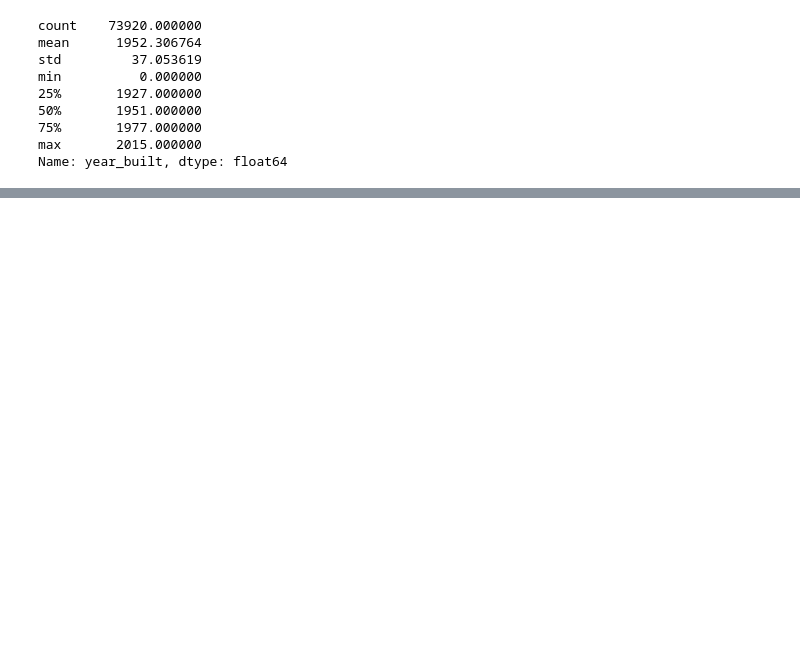
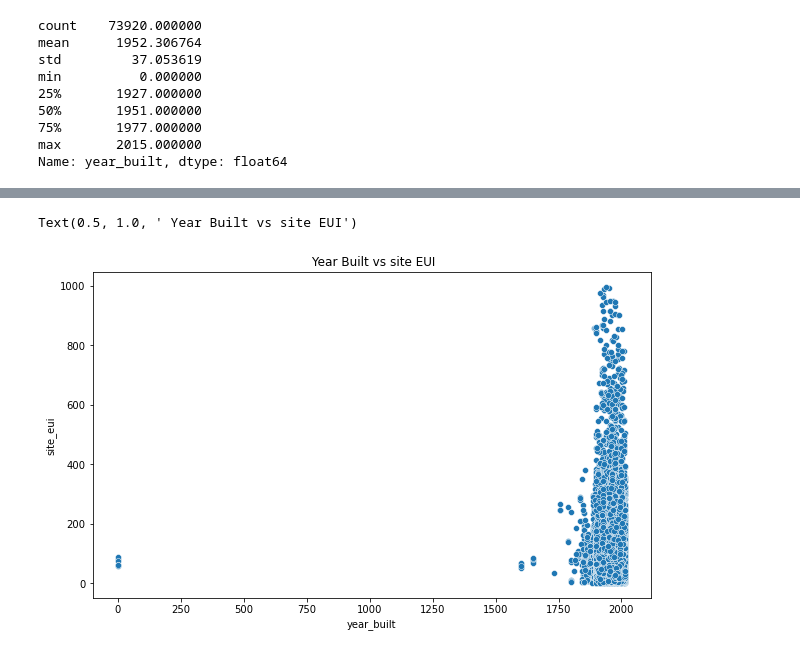
Before and after one commit to ccollado7/wds-datathon-2022, a Jupyter notebook: notebooks/EDA/kaggle-wds-EDA.ipynb, the cells around one changed output, grey strips where cells are left out. Cells and saved outputs as stored; diff of their text form; code cells hidden in the pictures; blank space fills up the shorter version.

```diff
--- a/notebooks/EDA/kaggle-wds-EDA.ipynb
+++ b/notebooks/EDA/kaggle-wds-EDA.ipynb
@@ -531,0 +374,9 @@ for i in countrys:
+# %%
+#scatter plot
+
+fig = plt.figure(figsize=(10,6))
+sns.scatterplot(data=train, x="year_built", y="site_eui")
+plt.title(' Year Built vs site EUI')
+# %% [output]
+Text(0.5, 1.0, ' Year Built vs site EUI')
+[figure, added]
```
Also changed, not shown: parts of 68 cells of this notebook.
